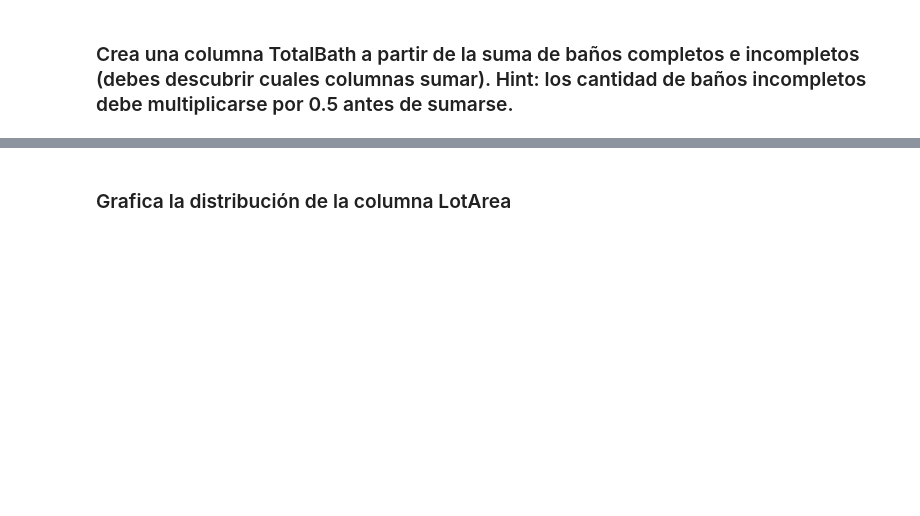
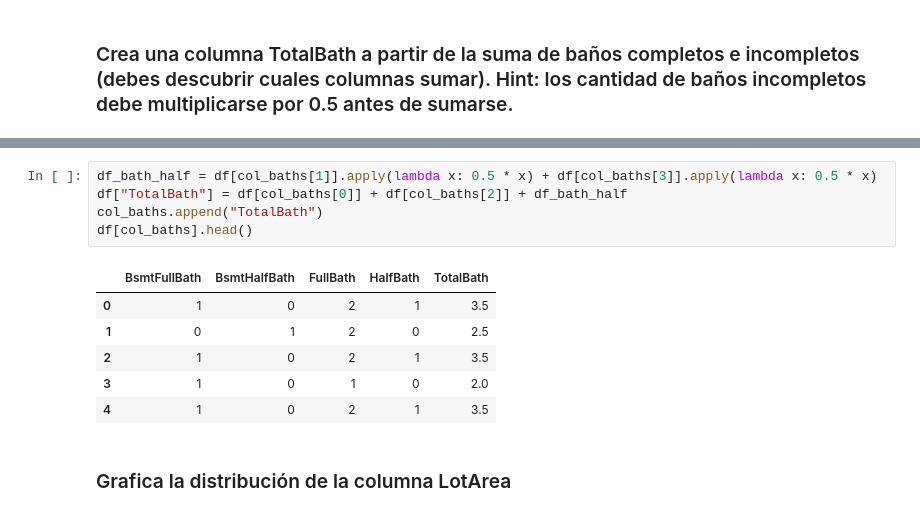
Before and after one commit to Giovanny-Encinia/SaturdaysAI, a Jupyter notebook: Challanges/Data-Challange-3-GiovannyEncinia.ipynb, the cells around one changed output, grey strips where cells are left out. Drawn from its saved outputs; the diff is of its cells as text; blank space fills up the shorter version.

```diff
--- a/Challanges/Data-Challange-3-GiovannyEncinia.ipynb
+++ b/Challanges/Data-Challange-3-GiovannyEncinia.ipynb
@@ -70,2 +153,14 @@ Columnas categóricas:  43
+# %%
+df_bath_half = df[col_baths[1]].apply(lambda x: 0.5 * x) + df[col_baths[3]].apply(lambda x: 0.5 * x)
+df["TotalBath"] = df[col_baths[0]] + df[col_baths[2]] + df_bath_half
+col_baths.append("TotalBath")
+df[col_baths].head()
+# %% [output]
+|  | BsmtFullBath | BsmtHalfBath | FullBath | HalfBath | TotalBath |
+| 0 | 1 | 0 | 2 | 1 | 3.5 |
+| 1 | 0 | 1 | 2 | 0 | 2.5 |
+| 2 | 1 | 0 | 2 | 1 | 3.5 |
+| 3 | 1 | 0 | 1 | 0 | 2.0 |
+| 4 | 1 | 0 | 2 | 1 | 3.5 |
 # %% [markdown]
 ### Grafica la distribución de la columna LotArea
```
Also changed, not shown: parts of 15 cells of this notebook.
